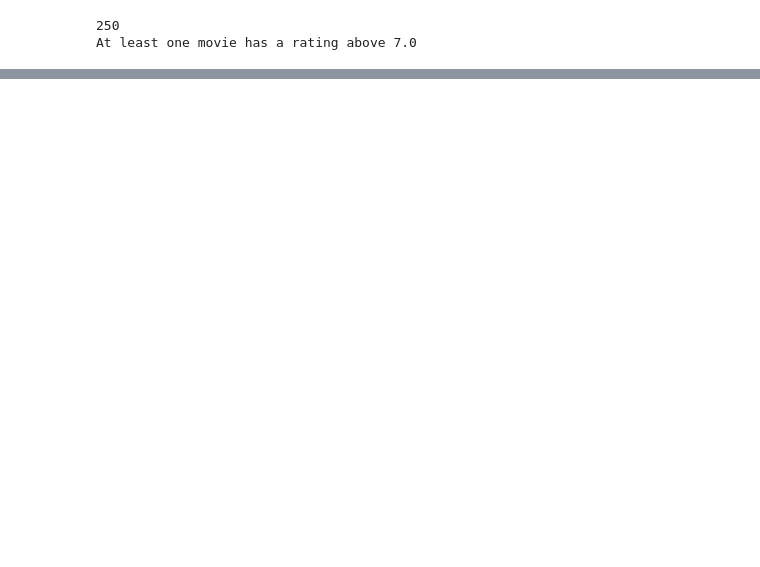
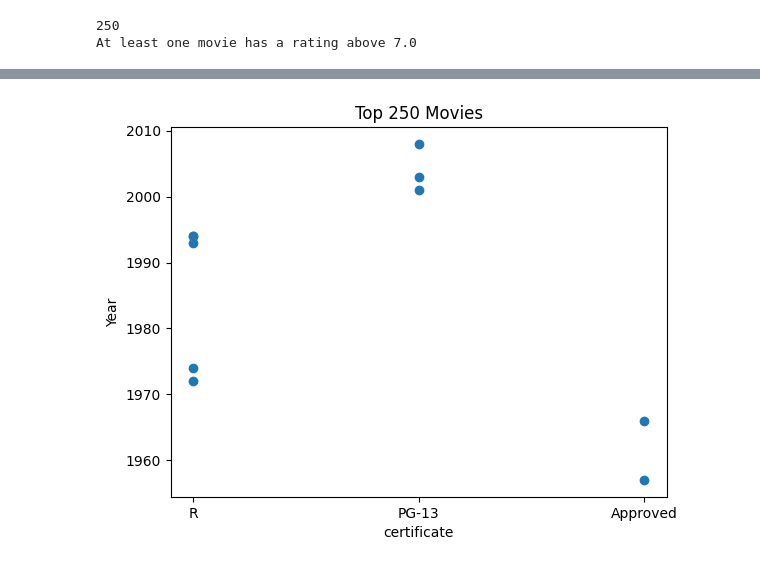
Before and after one commit to ramitak/data_1_checks, a Jupyter notebook: CL_Final_Project/main.ipynb, the cells around one changed output, grey strips where cells are left out. Saved outputs shown, nothing was run; the diff lists cells and outputs as text; code cells hidden in the pictures; blank space fills up the shorter version.

```diff
--- a/CL_Final_Project/main.ipynb
+++ b/CL_Final_Project/main.ipynb
@@ -97,0 +152,7 @@ At least one movie has a rating above 7.0
+# %%
+# importing data from csv file
+# df = pd.read_csv('assets/movies_data.csv')
+df.head()
+# Displaying top 10 rank movies
+top_10 = df.head(10)
+top_10.head()
@@ -97,0 +166,14 @@ At least one movie has a rating above 7.0
+# %%
+
+#Creating variables to define the table columns name
+def_certificate = top_10['certificate']
+def_year = top_10['year']
+
+# Plotting datas
+plt.scatter(def_certificate, def_year)
+plt.title('Top 250 Movies')
+plt.xlabel('certificate')
+plt.ylabel('Year')
+plt.show()
+# %% [output]
+[figure, added]
```
Also changed, not shown: parts of 10 cells of this notebook, 3 other files.
